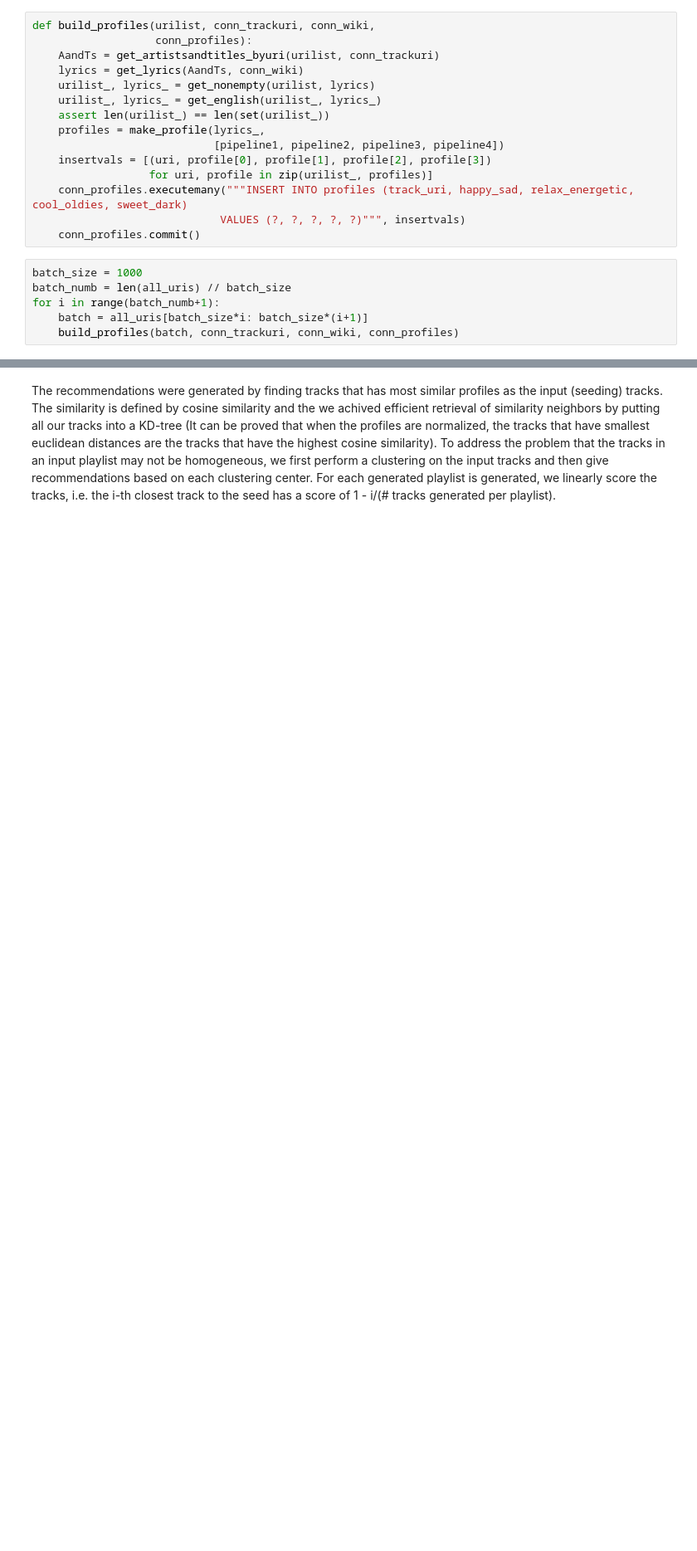
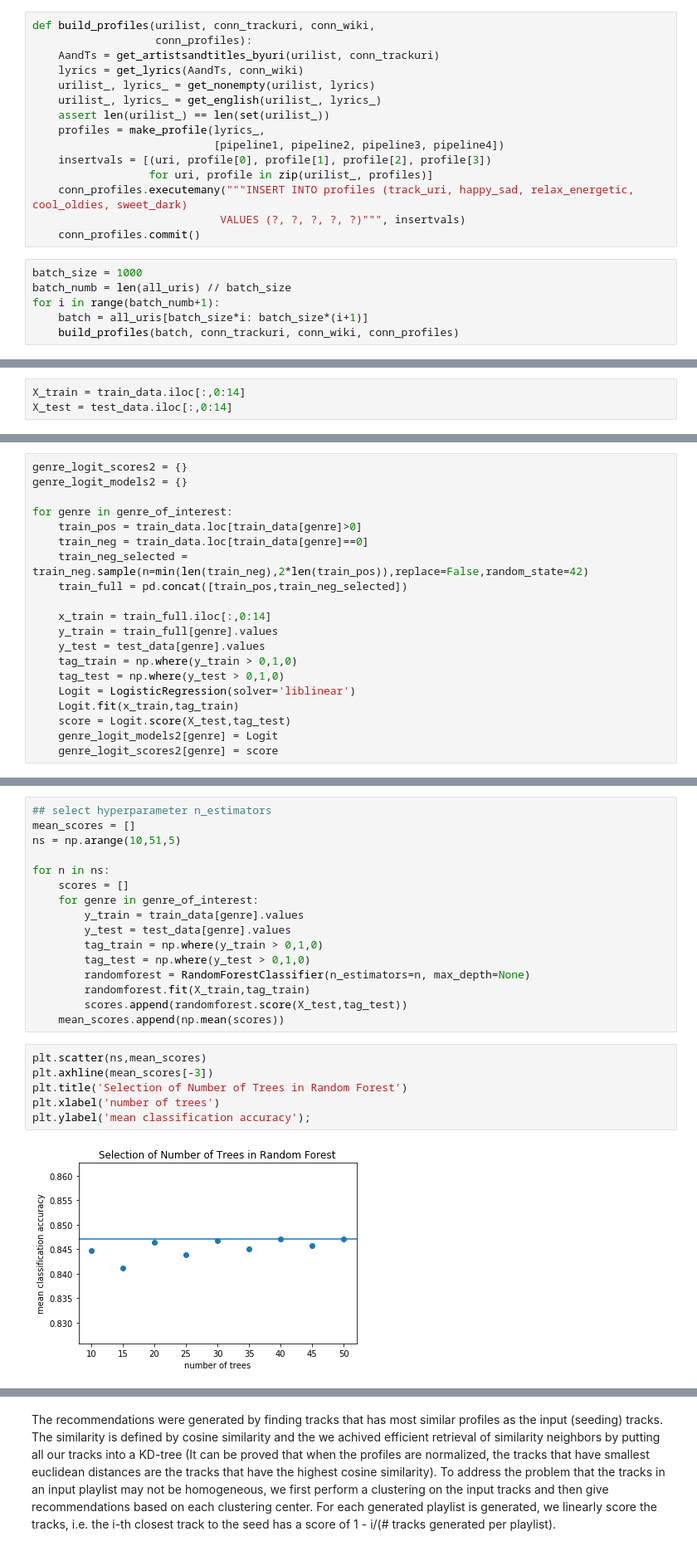
Before and after one commit to lr0516/AC209-Spotify, a Jupyter notebook: notebooks/ContentBased.ipynb, the cells around one changed output, grey strips where cells are left out. Shown: that part at 83% size. Drawn from its saved outputs; the diff is of its cells as text; blank space fills up the shorter version.

Commit message:
added genre classification

```diff
--- a/notebooks/ContentBased.ipynb
+++ b/notebooks/ContentBased.ipynb
@@ -843,0 +909,3 @@ conn_genreprofiles = sqlite3.connect(GENREPROFILES_PATH)
+# %%
+X_train = train_data.iloc[:,0:14]
+X_test = test_data.iloc[:,0:14]
@@ -843,0 +950,20 @@ conn_genreprofiles = sqlite3.connect(GENREPROFILES_PATH)
+# %%
+genre_logit_scores2 = {}
+genre_logit_models2 = {}
+
+for genre in genre_of_interest:
+    train_pos = train_data.loc[train_data[genre]>0]
+    train_neg = train_data.loc[train_data[genre]==0]
+    train_neg_selected = train_neg.sample(n=min(len(train_neg),2*len(train_pos)),replace=False,random_state=42)
+    train_full = pd.concat([train_pos,train_neg_selected])
+
+    x_train = train_full.iloc[:,0:14]
+    y_train = train_full[genre].values
+    y_test = test_data[genre].values
+    tag_train = np.where(y_train > 0,1,0)
+    tag_test = np.where(y_test > 0,1,0)
+    Logit = LogisticRegression(solver='liblinear')
+    Logit.fit(x_train,tag_train)
+    score = Logit.score(X_test,tag_test)
+    genre_logit_models2[genre] = Logit
+    genre_logit_scores2[genre] = score
@@ -843,0 +992,24 @@ conn_genreprofiles = sqlite3.connect(GENREPROFILES_PATH)
+# %%
+## select hyperparameter n_estimators
+mean_scores = []
+ns = np.arange(10,51,5)
+
+for n in ns:
+    scores = []
+    for genre in genre_of_interest:
+        y_train = train_data[genre].values
+        y_test = test_data[genre].values
+        tag_train = np.where(y_train > 0,1,0)
+        tag_test = np.where(y_test > 0,1,0)
+        randomforest = RandomForestClassifier(n_estimators=n, max_depth=None)
+        randomforest.fit(X_train,tag_train)
+        scores.append(randomforest.score(X_test,tag_test))
+    mean_scores.append(np.mean(scores))
+# %%
+plt.scatter(ns,mean_scores)
+plt.axhline(mean_scores[-3])
+plt.title('Selection of Number of Trees in Random Forest')
+plt.xlabel('number of trees')
+plt.ylabel('mean classification accuracy');
+# %% [output]
+[figure, added]
```
Also changed, not shown: parts of 55 cells of this notebook.
